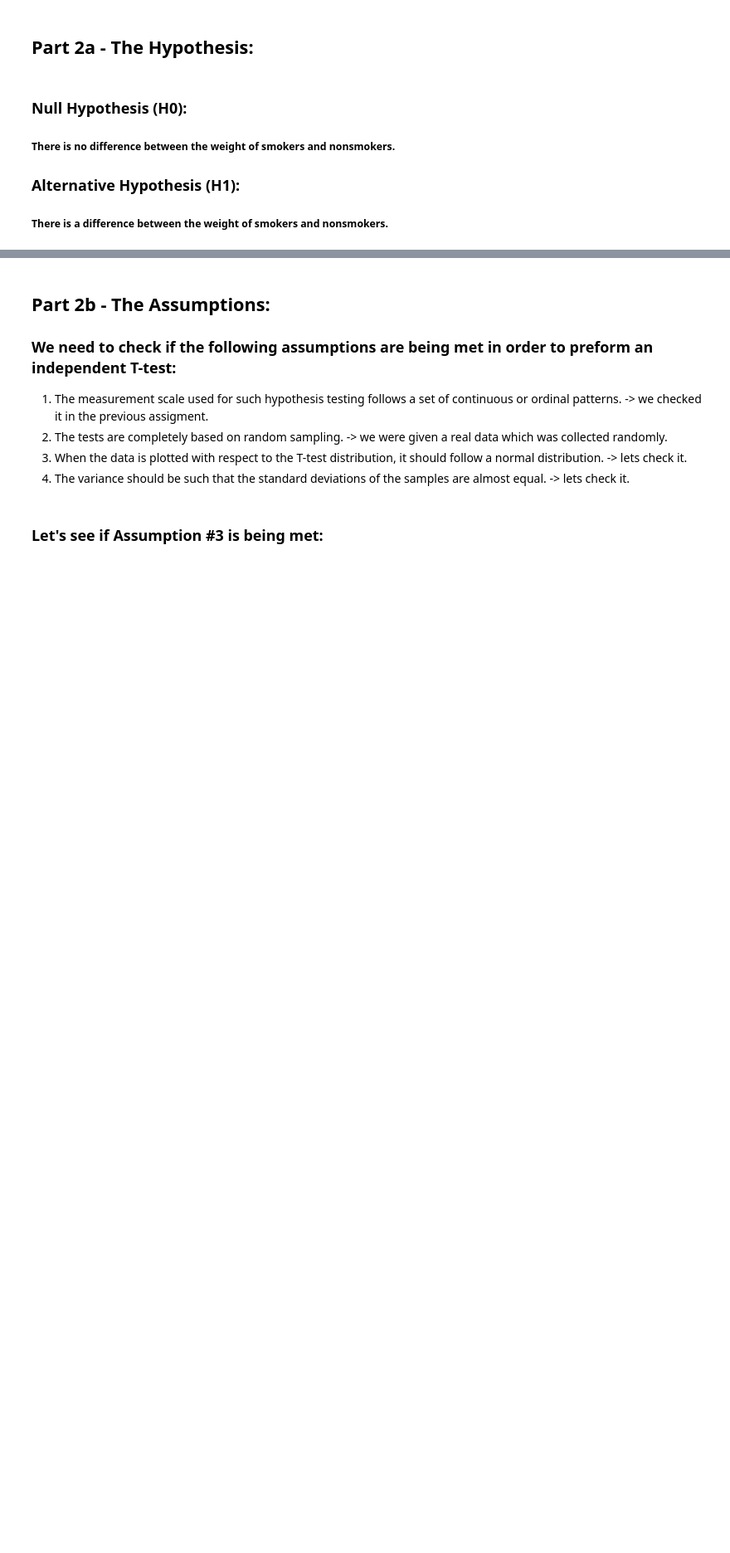
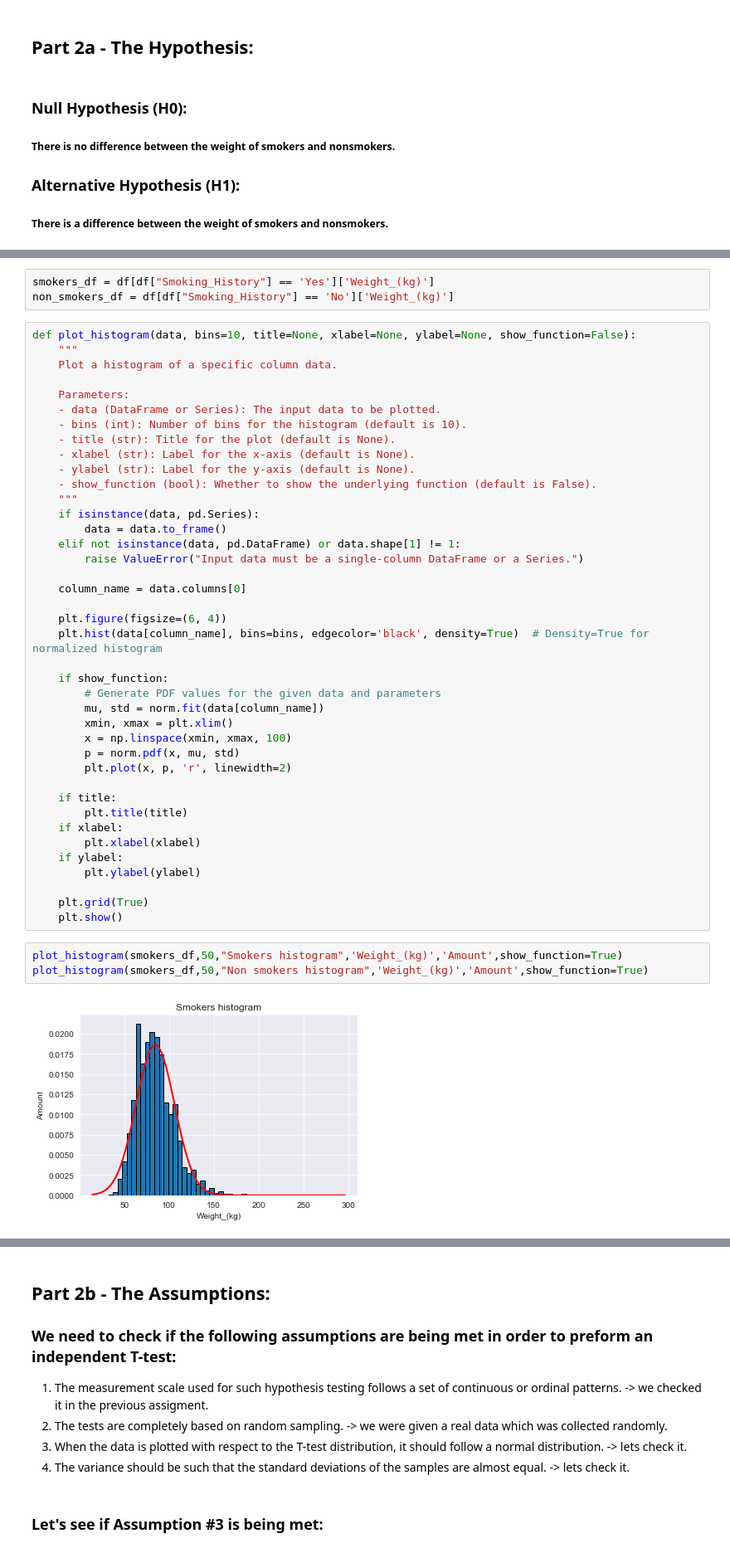
Before and after one commit to Hadar-Sug/Statstics_project, a Jupyter notebook: ProjectEx2_206567067_313598674.ipynb, the cells around one changed output, grey strips where cells are left out. Shown at 83% size. Saved outputs shown, nothing was run; the diff lists cells and outputs as text; blank space fills up the shorter version.

Commit message:
added some comments and a line on the plot

```diff
--- a/ProjectEx2_206567067_313598674.ipynb
+++ b/ProjectEx2_206567067_313598674.ipynb
@@ -62,0 +75,48 @@ difference between the mean weight of smokers and non-smokers.
+# %%
+smokers_df = df[df["Smoking_History"] == 'Yes']['Weight_(kg)']
+non_smokers_df = df[df["Smoking_History"] == 'No']['Weight_(kg)']
+# %%
+def plot_histogram(data, bins=10, title=None, xlabel=None, ylabel=None, show_function=False):
+    """
+    Plot a histogram of a specific column data.
+
+    Parameters:
+    - data (DataFrame or Series): The input data to be plotted.
+    - bins (int): Number of bins for the histogram (default is 10).
+    - title (str): Title for the plot (default is None).
+    - xlabel (str): Label for the x-axis (default is None).
+    - ylabel (str): Label for the y-axis (default is None).
+    - show_function (bool): Whether to show the underlying function (default is False).
+    """
+    if isinstance(data, pd.Series):
+        data = data.to_frame()
+    elif not isinstance(data, pd.DataFrame) or data.shape[1] != 1:
+        raise ValueError("Input data must be a single-column DataFrame or a Series.")
+
+    column_name = data.columns[0]
+
+    plt.figure(figsize=(6, 4))
+    plt.hist(data[column_name], bins=bins, edgecolor='black', density=True)  # Density=True for normalized histogram
+
+    if show_function:
+        # Generate PDF values for the given data and parameters
+        mu, std = norm.fit(data[column_name])
+        xmin, xmax = plt.xlim()
+        x = np.linspace(xmin, xmax, 100)
+        p = norm.pdf(x, mu, std)
+        plt.plot(x, p, 'r', linewidth=2)
+
+    if title:
+        plt.title(title)
+    if xlabel:
+        plt.xlabel(xlabel)
+    if ylabel:
+        plt.ylabel(ylabel)
+
+    plt.grid(True)
+    plt.show()
+# %%
+plot_histogram(smokers_df,50,"Smokers histogram",'Weight_(kg)','Amount',show_function=True)
+plot_histogram(smokers_df,50,"Non smokers histogram",'Weight_(kg)','Amount',show_function=True)
+# %% [output]
+[figure, added]
```
Also changed, not shown: parts of 26 cells of this notebook.
